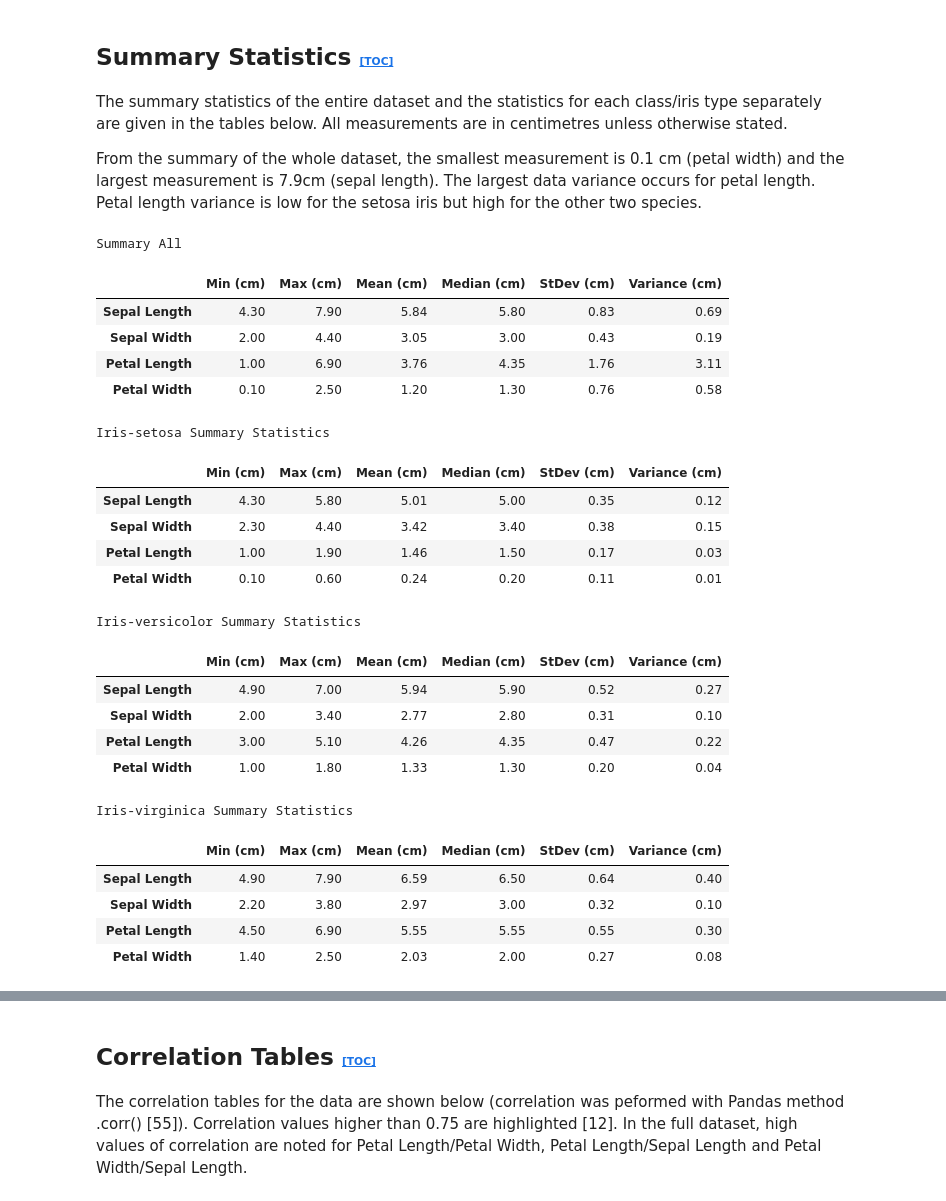
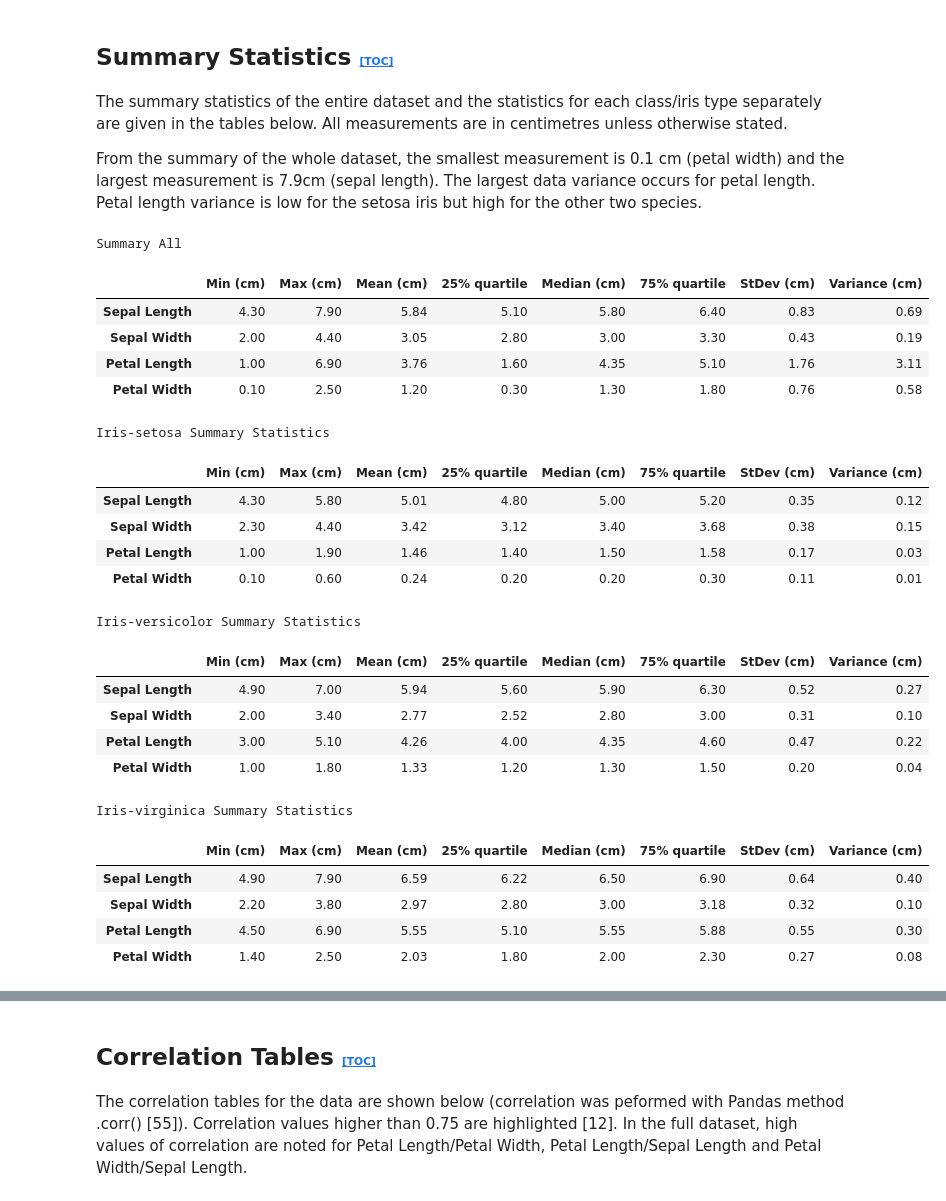
Before and after one commit to Eilis9/pands-project, a Jupyter notebook: analysis.ipynb, the cells around one changed output, grey strips where cells are left out. Cells and saved outputs as stored; diff of their text form; code cells hidden in the pictures.

```diff
--- a/analysis.ipynb
+++ b/analysis.ipynb
@@ -63,21 +63,24 @@ from numpy.polynomial import Polynomial as P
 # Turn on inline plotting in the notebook [34]
 %matplotlib inline
 # Setting the directories filenames for the text file summary output
-plots_folder = "data_plots/"
-summary_folder = "data_summary/"
+plots_folder = "data_plots"
+summary_folder = "data_summary"
 # Setting the summary filenames
-summary_filename = f"{summary_folder}summary_statistics.txt"
-corr_filename = f"{summary_folder}correlation.txt"
+summary_filename = "summary_statistics.txt"
+corr_filename = "correlation.txt"
 # %%
 # ************************ Function definitions ***************************
 # Function to calculate the basic statistics of a dataset
 def get_summary_stats(data, item=''):
     # Get the basic stats of data with optional argument "item" to differentiate
+    # pd.describe() does similar but wanted to show variance also
     summary_df = pd.DataFrame()
     summary_df['Min (cm)'] = data.min()
     summary_df['Max (cm)'] = data.max()
     summary_df['Mean (cm)'] = data.mean()
+    summary_df['25% quartile'] = data.quantile(0.25)
     summary_df['Median (cm)'] = data.median()
+    summary_df['75% quartile'] = data.quantile(0.75)
     summary_df['StDev (cm)'] = data.std()
     summary_df['Variance (cm)'] = data.var()
     return summary_df
@@ -213,60 +216,60 @@ From the summary of the whole dataset, the smallest measurement is 0.1 cm (petal
 # ***************************** Get summary statistics ******************************
 # Get the statistics for the whole dataset and write to file
 df_summary_all = get_summary_stats(data.drop(columns="Class"))
-write_to_file(summary_filename, df_summary_all, "All data", 'wt')
+write_to_file(f'{summary_folder}/{summary_filename}', df_summary_all, "All data", 'wt')
 df_styler = my_styler(df_summary_all, 2, "Summary All")
 summary_styler_list = [df_styler]
 df_corr_all = get_corr(data)
-write_to_file(corr_filename, df_corr_all, "All data", 'wt', "%.3f")
+write_to_file(f'{summary_folder}/{corr_filename}', df_corr_all, "All data", 'wt', "%.3f")
 df_styler = my_styler(df_corr_all, 2, "Correlation All Data")
 df_styler = styler_highlight_between(df_styler, 0.7, 0.99)
 df_styler = styler_highlight_between(df_styler, -0.7, -0.99)
 # Store in a list to be outputted all together
 corr_styler_list = [df_styler]
 
 # Get the statistics for each of the 3 iris types
 for item in class_names:
     # Extract the data related to one class of iris
     iris_data = data[data["Class"] == item].copy()
     # Strip the class column before passing to function
     iris_data.drop(columns = "Class", inplace=True)
     # Get the stats and write to file
     df_summary = get_summary_stats(iris_data)
     df_styler_stats = my_styler(df_summary, 2, item+" Summary Statistics")
     summary_styler_list.append(df_styler_stats)
-    write_to_file(summary_filename, df_summary, item, 'at')
+    write_to_file(f'{summary_folder}/{summary_filename}', df_summary, item, 'at')
     df_corr =  get_corr(iris_data)
     df_styler = my_styler(df_corr, 2, item + " Correlation")
     df_styler = styler_highlight_between(df_styler, 0.7, 0.99)
     df_styler = styler_highlight_between(df_styler, -0.7, -0.99)
     corr_styler_list.append(df_styler)
-    write_to_file(corr_filename, df_corr, item, 'at', "%.2f")
+    write_to_file(f'{summary_folder}/{corr_filename}', df_corr, item, 'at', "%.2f")
 
 # Display all the summary stats tables
 for item in summary_styler_list:
     display(item)
 # %% [output]
 Summary All
-|  | Min (cm) | Max (cm) | Mean (cm) | Median (cm) | StDev (cm) | Variance (cm) |
-| Sepal Length | 4.30 | 7.90 | 5.84 | 5.80 | 0.83 | 0.69 |
-| Sepal Width | 2.00 | 4.40 | 3.05 | 3.00 | 0.43 | 0.19 |
-| Petal Length | 1.00 | 6.90 | 3.76 | 4.35 | 1.76 | 3.11 |
-| Petal Width | 0.10 | 2.50 | 1.20 | 1.30 | 0.76 | 0.58 |
+|  | Min (cm) | Max (cm) | Mean (cm) | 25% quartile | Median (cm) | 75% quartile | StDev (cm) | Variance (cm) |
+| Sepal Length | 4.30 | 7.90 | 5.84 | 5.10 | 5.80 | 6.40 | 0.83 | 0.69 |
+| Sepal Width | 2.00 | 4.40 | 3.05 | 2.80 | 3.00 | 3.30 | 0.43 | 0.19 |
+| Petal Length | 1.00 | 6.90 | 3.76 | 1.60 | 4.35 | 5.10 | 1.76 | 3.11 |
+| Petal Width | 0.10 | 2.50 | 1.20 | 0.30 | 1.30 | 1.80 | 0.76 | 0.58 |
 Iris-setosa Summary Statistics
-|  | Min (cm) | Max (cm) | Mean (cm) | Median (cm) | StDev (cm) | Variance (cm) |
-| Sepal Length | 4.30 | 5.80 | 5.01 | 5.00 | 0.35 | 0.12 |
-| Sepal Width | 2.30 | 4.40 | 3.42 | 3.40 | 0.38 | 0.15 |
-| Petal Length | 1.00 | 1.90 | 1.46 | 1.50 | 0.17 | 0.03 |
-| Petal Width | 0.10 | 0.60 | 0.24 | 0.20 | 0.11 | 0.01 |
+|  | Min (cm) | Max (cm) | Mean (cm) | 25% quartile | Median (cm) | 75% quartile | StDev (cm) | Variance (cm) |
+| Sepal Length | 4.30 | 5.80 | 5.01 | 4.80 | 5.00 | 5.20 | 0.35 | 0.12 |
+| Sepal Width | 2.30 | 4.40 | 3.42 | 3.12 | 3.40 | 3.68 | 0.38 | 0.15 |
+| Petal Length | 1.00 | 1.90 | 1.46 | 1.40 | 1.50 | 1.58 | 0.17 | 0.03 |
+| Petal Width | 0.10 | 0.60 | 0.24 | 0.20 | 0.20 | 0.30 | 0.11 | 0.01 |
 Iris-versicolor Summary Statistics
-|  | Min (cm) | Max (cm) | Mean (cm) | Median (cm) | StDev (cm) | Variance (cm) |
-| Sepal Length | 4.90 | 7.00 | 5.94 | 5.90 | 0.52 | 0.27 |
-| Sepal Width | 2.00 | 3.40 | 2.77 | 2.80 | 0.31 | 0.10 |
-| Petal Length | 3.00 | 5.10 | 4.26 | 4.35 | 0.47 | 0.22 |
-| Petal Width | 1.00 | 1.80 | 1.33 | 1.30 | 0.20 | 0.04 |
+|  | Min (cm) | Max (cm) | Mean (cm) | 25% quartile | Median (cm) | 75% quartile | StDev (cm) | Variance (cm) |
+| Sepal Length | 4.90 | 7.00 | 5.94 | 5.60 | 5.90 | 6.30 | 0.52 | 0.27 |
+| Sepal Width | 2.00 | 3.40 | 2.77 | 2.52 | 2.80 | 3.00 | 0.31 | 0.10 |
+| Petal Length | 3.00 | 5.10 | 4.26 | 4.00 | 4.35 | 4.60 | 0.47 | 0.22 |
+| Petal Width | 1.00 | 1.80 | 1.33 | 1.20 | 1.30 | 1.50 | 0.20 | 0.04 |
 Iris-virginica Summary Statistics
-|  | Min (cm) | Max (cm) | Mean (cm) | Median (cm) | StDev (cm) | Variance (cm) |
-| Sepal Length | 4.90 | 7.90 | 6.59 | 6.50 | 0.64 | 0.40 |
-| Sepal Width | 2.20 | 3.80 | 2.97 | 3.00 | 0.32 | 0.10 |
-| Petal Length | 4.50 | 6.90 | 5.55 | 5.55 | 0.55 | 0.30 |
-| Petal Width | 1.40 | 2.50 | 2.03 | 2.00 | 0.27 | 0.08 |
+|  | Min (cm) | Max (cm) | Mean (cm) | 25% quartile | Median (cm) | 75% quartile | StDev (cm) | Variance (cm) |
+| Sepal Length | 4.90 | 7.90 | 6.59 | 6.22 | 6.50 | 6.90 | 0.64 | 0.40 |
+| Sepal Width | 2.20 | 3.80 | 2.97 | 2.80 | 3.00 | 3.18 | 0.32 | 0.10 |
+| Petal Length | 4.50 | 6.90 | 5.55 | 5.10 | 5.55 | 5.88 | 0.55 | 0.30 |
+| Petal Width | 1.40 | 2.50 | 2.03 | 1.80 | 2.00 | 2.30 | 0.27 | 0.08 |
```
Also changed, not shown: parts of 11 cells of this notebook, 7 other files.
